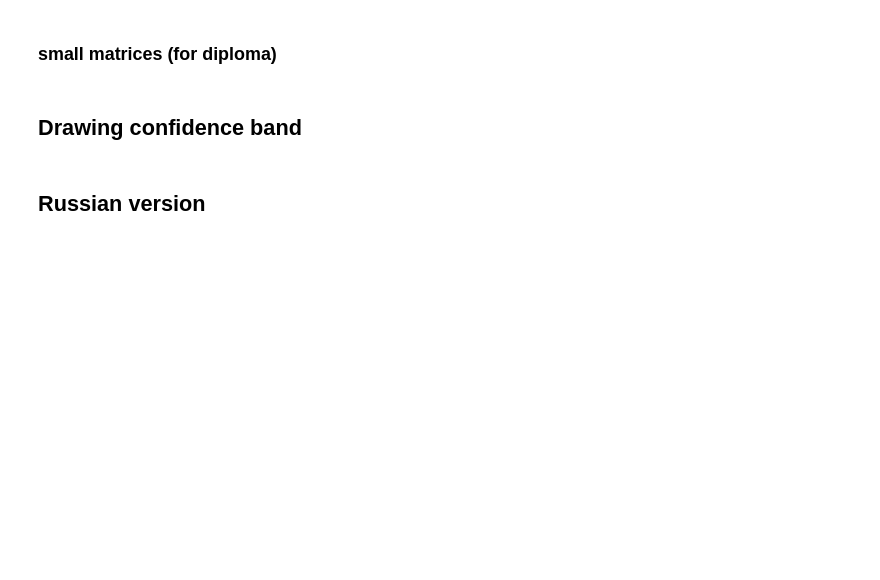
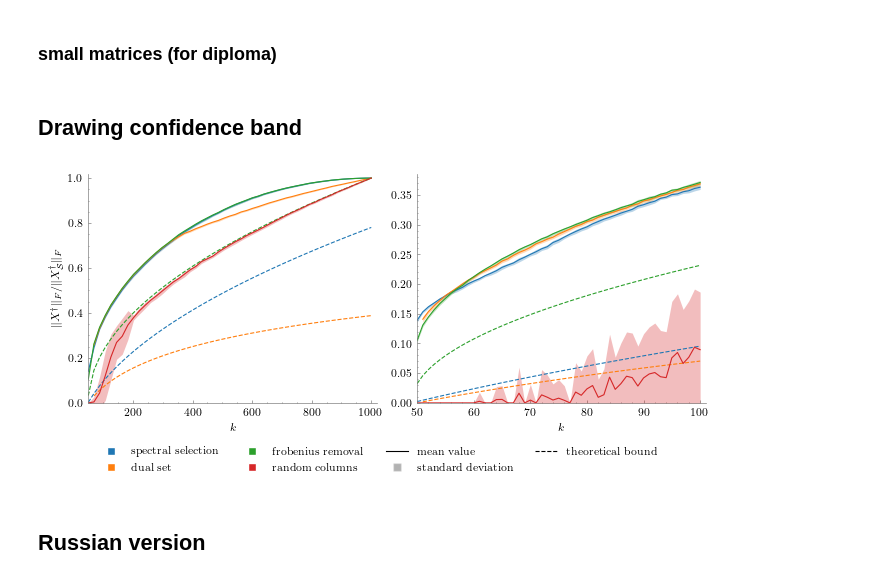
Before and after one commit to KozyrevIN/subset-selection-for-matrices, a Jupyter notebook: python_utilities/plotter.ipynb, the cells around one changed output. Drawn from its saved outputs; the diff is of its cells as text; code cells hidden in the pictures; blank space fills up the shorter version.

Commit message:
generated images for poster, their timecodes are saved in plotter.ipynb

```diff
--- a/python_utilities/plotter.ipynb
+++ b/python_utilities/plotter.ipynb
@@ -47,6 +47,14 @@ run_times = ['22-07-2025_01_36_09', '22-07-2025_09_57_56'] # spectral orthonorma
 
 #run_times = ['13-07-2025_14_41_22', '13-07-2025_15_01_45'] # spectral gaussian
 #run_times = ['13-07-2025_15_05_11', '13-07-2025_15_25_46'] # spectral graph
+
+# for poster
+
+#run_times = ['27-07-2025_01_33_32', '27-07-2025_01_36_14'] # spectral orthonormal
+#run_times = ['27-07-2025_01_41_20', '27-07-2025_01_44_06'] # frobenius orthonormal
+
+#run_times = ['27-07-2025_01_49_15', '27-07-2025_01_51_57'] # spectral graph
+run_times = ['27-07-2025_01_56_47', '27-07-2025_01_59_28'] # frobenius graph
 # %% [markdown]
 ## Drawing confidence band
 # %%
@@ -126,7 +134,7 @@ def create_subplot(position, run_time, ax):
     # Axis labels
     ax.set_xlabel(r'$k$')
     if position == 'left':
-        ax.set_ylabel(r'$\Vert X^\dag \Vert_2 / \Vert X_\mathcal{S}^\dag \Vert_2$')
+        ax.set_ylabel(r'$\Vert X^\dag \Vert_F / \Vert X_\mathcal{S}^\dag \Vert_F$')
 
     # Grid and borders
     ax.set_axisbelow(True)
@@ -138,33 +146,35 @@ def create_plot(run_times):
     fig, ax = plt.subplots(figsize=FIG_SIZE, nrows=1, ncols=2, layout='constrained')
 
     create_subplot('left', run_times[0], ax[0])
     create_subplot('right', run_times[1], ax[1])
 
     path = '../out/run_' + run_times[0] + '/'
     with open(path + 'run_info.json', 'r') as file:
         run_info = json.load(file)
 
     # Create custom legend
     if SHOW_LEGEND:
         custom_legend = []
         for algorithm in run_info['algorithms']:
             color = plt.cm.tab10(list(run_info['algorithms']).index(algorithm))
             custom_legend.append(plt.Line2D([0], [0], marker='s', color='w', markerfacecolor=color, markeredgecolor='white', label=algorithm, markersize=6))
 
         custom_legend.append(plt.Line2D([0], [0], linestyle='-', label='mean value', color='black'))
         custom_legend.append(plt.Line2D([0], [0], marker='s', color='w', markerfacecolor='black', markeredgecolor='white', alpha=0.3, label='standard deviation', markersize=6))
         custom_legend.append(plt.Line2D([0], [0], linestyle='--', label='theoretical bound', color='black'))
 
         leg = fig.legend(handles=custom_legend, framealpha=0.9,
                        loc='upper center', bbox_to_anchor=(0.5, 0.00), fancybox=True, ncols=4)
         #leg.get_frame().set_linewidth(0.5)
         leg.get_frame().set_edgecolor("1")
 
     plt.savefig('plot.pdf', bbox_inches='tight')
     plt.show()
     plt.close()
 
 create_plot(run_times)
+# %% [output]
+[figure, added]
 # %% [markdown]
 ## Russian version
 # %%
```
Also changed, not shown: 1 other file.
